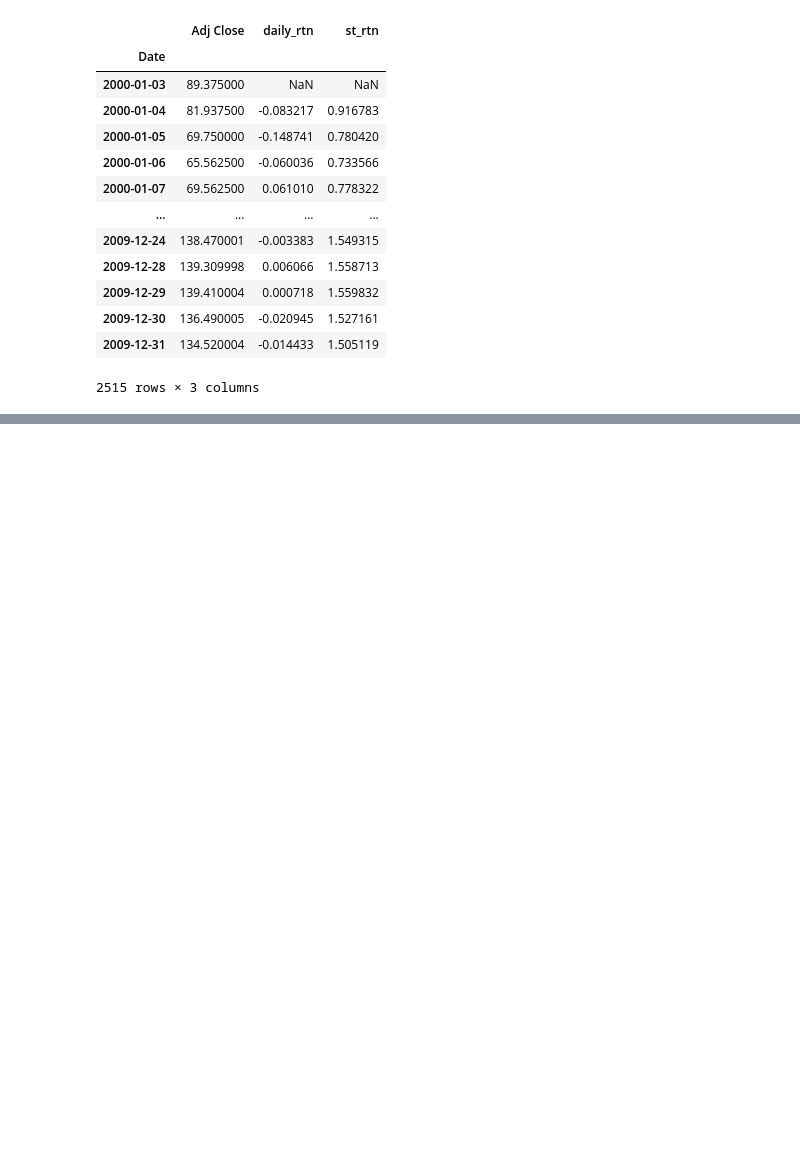
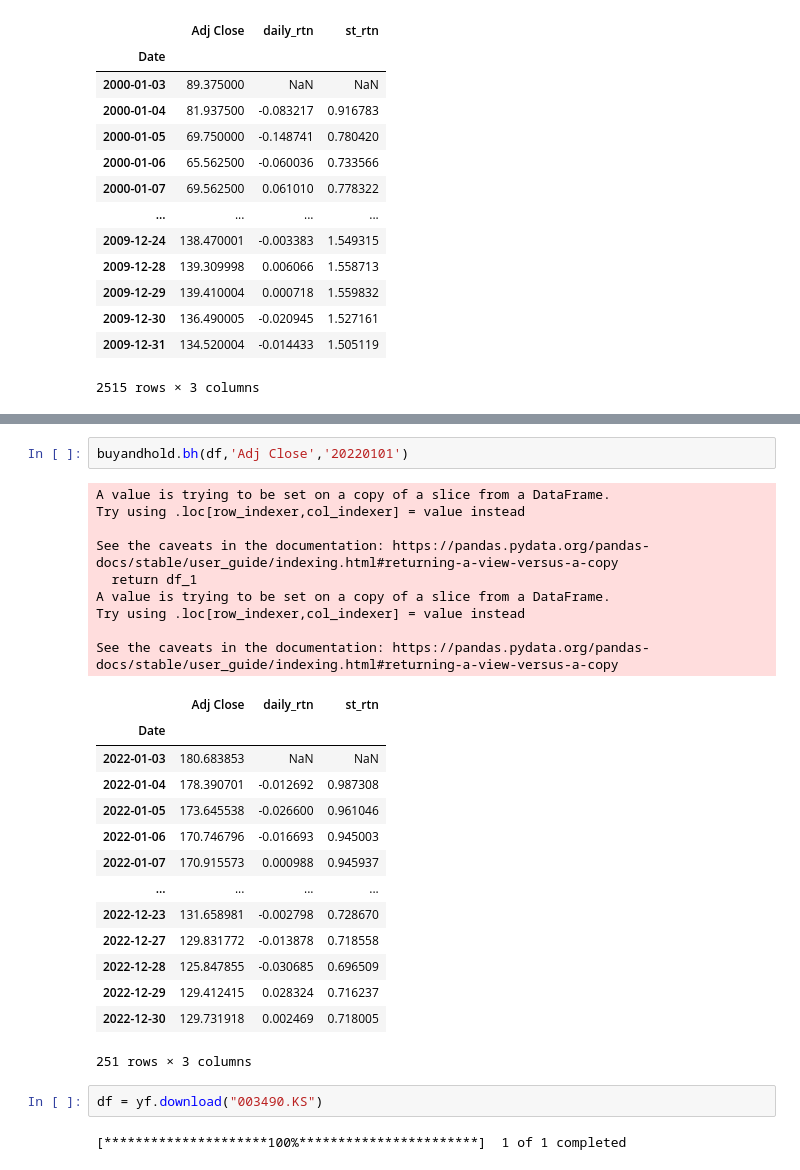
Before and after one commit to sejinhwang97ko/2023prac, a Jupyter notebook: 20230412/02_buyandhold.ipynb, the cells around one changed output, grey strips where cells are left out. Cells and saved outputs as stored; diff of their text form; blank space fills up the shorter version.

```diff
--- a/20230412/02_buyandhold.ipynb
+++ b/20230412/02_buyandhold.ipynb
@@ -332,0 +377,30 @@ See the caveats in the documentation: https://pandas.pydata.org/pandas-docs/stab
+# %%
+buyandhold.bh(df,'Adj Close','20220101')
+# %% [output]
+A value is trying to be set on a copy of a slice from a DataFrame.
+Try using .loc[row_indexer,col_indexer] = value instead
+
+See the caveats in the documentation: https://pandas.pydata.org/pandas-docs/stable/user_guide/indexing.html#returning-a-view-versus-a-copy
+  return df_1
+A value is trying to be set on a copy of a slice from a DataFrame.
+Try using .loc[row_indexer,col_indexer] = value instead
+
+See the caveats in the documentation: https://pandas.pydata.org/pandas-docs/stable/user_guide/indexing.html#returning-a-view-versus-a-copy
+|  | Adj Close | daily_rtn | st_rtn |
+| Date |  |  |  |
+| 2022-01-03 | 180.683853 | NaN | NaN |
+| 2022-01-04 | 178.390701 | -0.012692 | 0.987308 |
+| 2022-01-05 | 173.645538 | -0.026600 | 0.961046 |
+| 2022-01-06 | 170.746796 | -0.016693 | 0.945003 |
+| 2022-01-07 | 170.915573 | 0.000988 | 0.945937 |
+| ... | ... | ... | ... |
+| 2022-12-23 | 131.658981 | -0.002798 | 0.728670 |
+| 2022-12-27 | 129.831772 | -0.013878 | 0.718558 |
+| 2022-12-28 | 125.847855 | -0.030685 | 0.696509 |
+| 2022-12-29 | 129.412415 | 0.028324 | 0.716237 |
+| 2022-12-30 | 129.731918 | 0.002469 | 0.718005 |
+251 rows × 3 columns
+# %%
+df = yf.download("003490.KS")
+# %% [output]
+[*********************100%***********************]  1 of 1 completed
```
Also changed, not shown: parts of 5 cells of this notebook, 2 other files.
